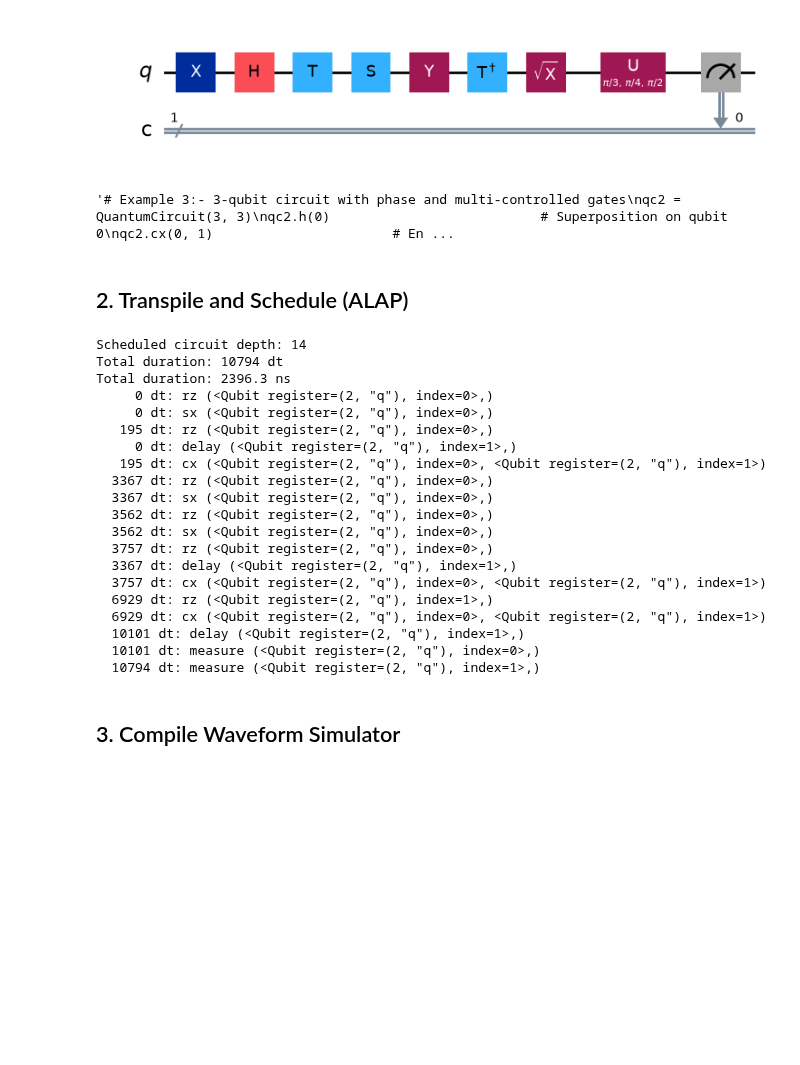
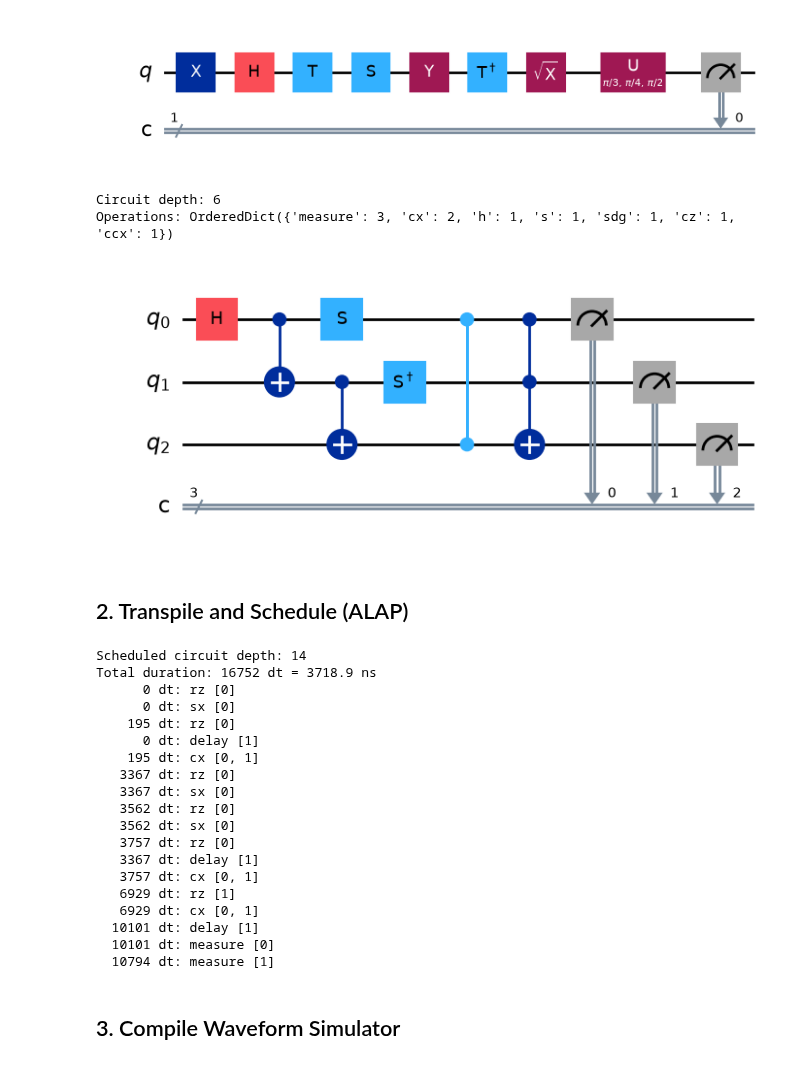
Before and after one commit to PratulDeshpande/qiskit-waveform-sim, a Jupyter notebook: docs/source/tutorials/quickstart.ipynb, the cells around one changed output. Drawn from its saved outputs; the diff is of its cells as text; code cells hidden in the pictures; blank space fills up the shorter version.

```diff
--- a/docs/source/tutorials/quickstart.ipynb
+++ b/docs/source/tutorials/quickstart.ipynb
@@ -72,27 +74,28 @@ Circuit depth: 9
 Operations: OrderedDict({'x': 1, 'h': 1, 't': 1, 's': 1, 'y': 1, 'tdg': 1, 'sx': 1, 'u': 1, 'measure': 1})
 [figure]
 # %%
-'''# Example 3:- 3-qubit circuit with phase and multi-controlled gates
+# Example 3: 3-qubit circuit with phase and multi-controlled gates
 qc2 = QuantumCircuit(3, 3)
 qc2.h(0)                           # Superposition on qubit 0
 qc2.cx(0, 1)                       # Entangle q0 and q1
 qc2.cx(1, 2)                       # Entangle q1 and q2 (creates GHZ state)
 qc2.s(0)                           # S phase gate (runs in parallel with cx above)
 qc2.sdg(1)                         # S-dagger gate on q1
 qc2.cz(0, 2)                       # Controlled-Z between q0 and q2
 qc2.ccx(0, 1, 2)                   # Toffoli (CCNOT) gate controlled by q0, q1
 qc2.measure([0, 1, 2], [0, 1, 2])
 
 print(f"Circuit depth: {qc2.depth()}")
 print(f"Operations: {qc2.count_ops()}")
-qc2.draw('mpl')'''
+qc2.draw('mpl')
 # %% [output]
-'# Example 3:- 3-qubit circuit with phase and multi-controlled gates\nqc2 = QuantumCircuit(3, 3)\nqc2.h(0)                           # Superposition on qubit 0\nqc2.cx(0, 1)                       # En ...
+Circuit depth: 6
+Operations: OrderedDict({'measure': 3, 'cx': 2, 'h': 1, 's': 1, 'sdg': 1, 'cz': 1, 'ccx': 1})
+[figure, added]
 # %% [markdown]
 ## 2. Transpile and Schedule (ALAP)
 # %%
-from numpy._typing import _nested_sequence
-# Transpile to backend basis and schedule with ALAP
+# Transpile Example 1 to the backend basis and schedule with ALAP
 pm = generate_preset_pass_manager(
     optimization_level=1,
     backend=backend,
@@ -100,35 +103,34 @@ pm = generate_preset_pass_manager(
 )
 scheduled_qc = pm.run(qc)
 
+total_dt = scheduled_qc.estimate_duration(backend.target, unit="dt")
 print(f"Scheduled circuit depth: {scheduled_qc.depth()}")
-print(f"Total duration: {scheduled_qc.op_start_times[-1] if scheduled_qc.op_start_times else 0} dt")
-print(f"Total duration: {scheduled_qc.op_start_times[-1] * backend.target.dt * 1e9:.1f} ns")
+print(f"Total duration: {total_dt} dt = {total_dt * backend.target.dt * 1e9:.1f} ns")
 
 # Show scheduling info
 for inst, start_dt in zip(scheduled_qc.data, scheduled_qc.op_start_times):
-    op = inst.operation
-    print(f"  {start_dt:4d} dt: {op.name} {inst.qubits}")
+    qubits = [scheduled_qc.find_bit(q).index for q in inst.qubits]
+    print(f"  {start_dt:5d} dt: {inst.operation.name} {qubits}")
 # %% [output]
 Scheduled circuit depth: 14
-Total duration: 10794 dt
-Total duration: 2396.3 ns
-     0 dt: rz (<Qubit register=(2, "q"), index=0>,)
-     0 dt: sx (<Qubit register=(2, "q"), index=0>,)
-   195 dt: rz (<Qubit register=(2, "q"), index=0>,)
-     0 dt: delay (<Qubit register=(2, "q"), index=1>,)
-   195 dt: cx (<Qubit register=(2, "q"), index=0>, <Qubit register=(2, "q"), index=1>)
-  3367 dt: rz (<Qubit register=(2, "q"), index=0>,)
-  3367 dt: sx (<Qubit register=(2, "q"), index=0>,)
-  3562 dt: rz (<Qubit register=(2, "q"), index=0>,)
-  3562 dt: sx (<Qubit register=(2, "q"), index=0>,)
-  3757 dt: rz (<Qubit register=(2, "q"), index=0>,)
-  3367 dt: delay (<Qubit register=(2, "q"), index=1>,)
-  3757 dt: cx (<Qubit register=(2, "q"), index=0>, <Qubit register=(2, "q"), index=1>)
-  6929 dt: rz (<Qubit register=(2, "q"), index=1>,)
-  6929 dt: cx (<Qubit register=(2, "q"), index=0>, <Qubit register=(2, "q"), index=1>)
-  10101 dt: delay (<Qubit register=(2, "q"), index=1>,)
-  10101 dt: measure (<Qubit register=(2, "q"), index=0>,)
-  10794 dt: measure (<Qubit register=(2, "q"), index=1>,)
+Total duration: 16752 dt = 3718.9 ns
+      0 dt: rz [0]
+      0 dt: sx [0]
+    195 dt: rz [0]
+      0 dt: delay [1]
+    195 dt: cx [0, 1]
+   3367 dt: rz [0]
+   3367 dt: sx [0]
+   3562 dt: rz [0]
+   3562 dt: sx [0]
+   3757 dt: rz [0]
+   3367 dt: delay [1]
+   3757 dt: cx [0, 1]
+   6929 dt: rz [1]
+   6929 dt: cx [0, 1]
+  10101 dt: delay [1]
+  10101 dt: measure [0]
+  10794 dt: measure [1]
 # %% [markdown]
 ## 3. Compile Waveform Simulator
 # %%
```
Also changed, not shown: parts of 3 cells of this notebook, 12 other files.
